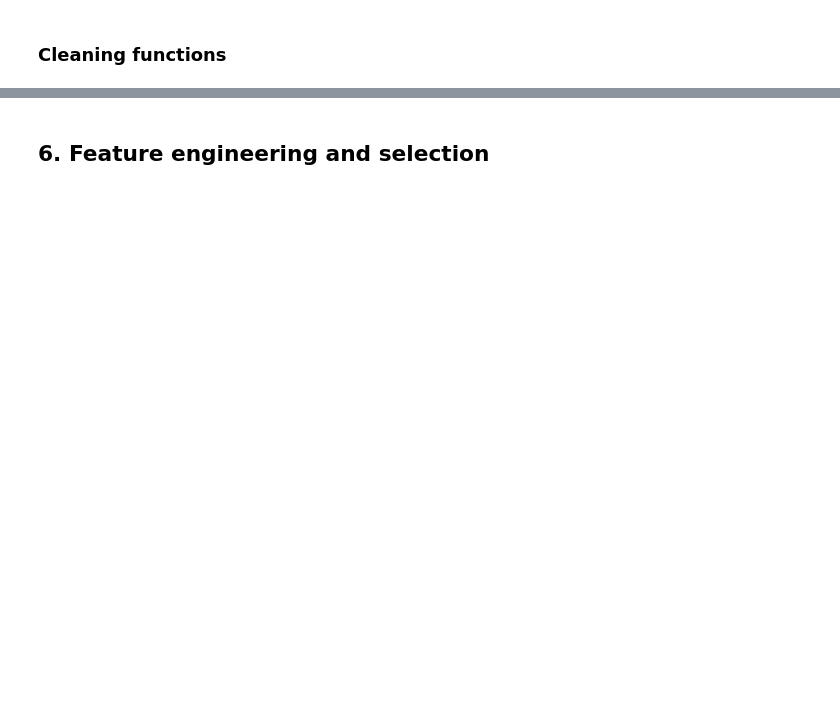
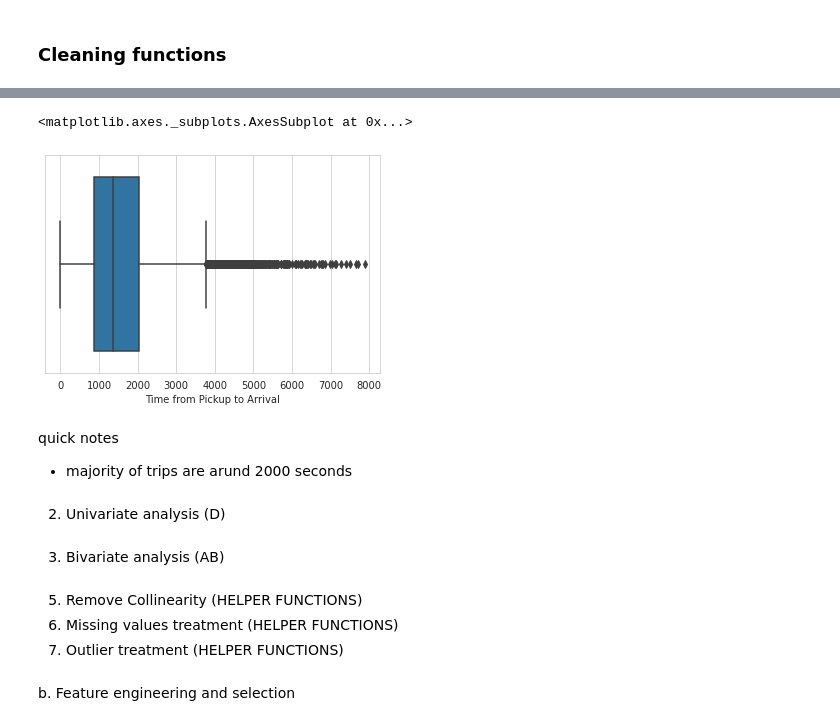
Before and after one commit to Dominic-byte/Team-13-Regression-Predict, a Jupyter notebook: Sendy_regressor.ipynb, the cells around one changed output, grey strips where cells are left out. Drawn from its saved outputs; the diff is of its cells as text; code cells hidden in the pictures; blank space fills up the shorter version.

Commit message:
Added helper function - started EDA

```diff
--- a/Sendy_regressor.ipynb
+++ b/Sendy_regressor.ipynb
@@ -247,2 +289,20 @@ def data_preprocessing(df, na_thresh = 0, strategy = 'mean'):
+# %%
+# Outliers
+
+sns.boxplot(x=target,data=eda_df)
+# %% [output]
+<matplotlib.axes._subplots.AxesSubplot at 0x...>
+[figure, added]
+# %% [markdown]
+quick notes
+ - majority of trips are arund 2000 seconds
+# %% [markdown]
+2. Univariate analysis (D)
+# %% [markdown]
+3. Bivariate analysis (AB)
+# %% [markdown]
+5. Remove Collinearity (HELPER FUNCTIONS)
+6. Missing values treatment (HELPER FUNCTIONS)
+7. Outlier treatment (HELPER FUNCTIONS)
 # %% [markdown]
-## 6. Feature engineering and selection
+b. Feature engineering and selection
```
Also changed, not shown: parts of 22 cells of this notebook.
